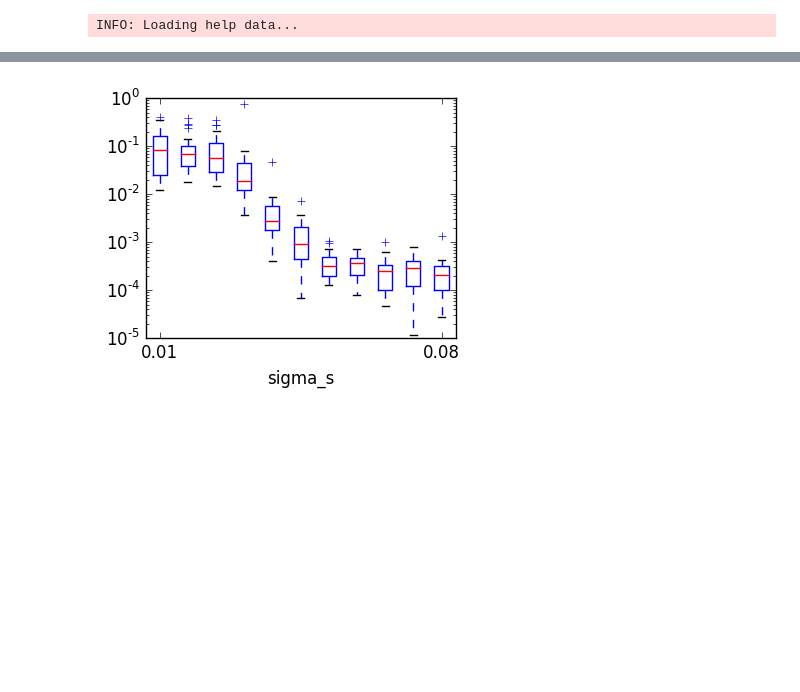
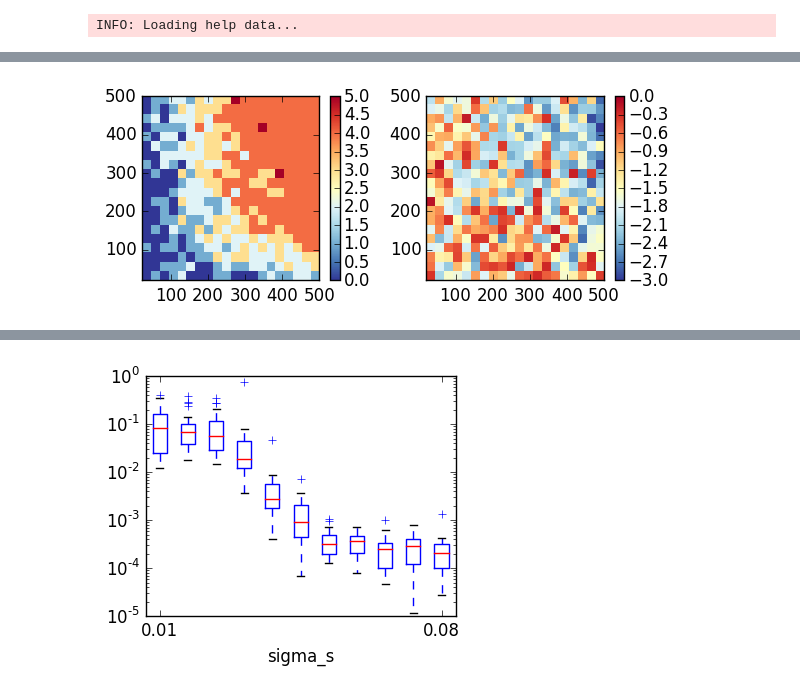
Before and after one commit to ganguli-lab/single-trial, a Jupyter notebook: notebooks/Analysis - Dynamical System SSID.ipynb, the cells around one changed output, grey strips where cells are left out. Cells and saved outputs as stored; diff of their text form; code cells hidden in the pictures; blank space fills up the shorter version.

```diff
--- a/notebooks/Analysis - Dynamical System SSID.ipynb
+++ b/notebooks/Analysis - Dynamical System SSID.ipynb
@@ -20,0 +95,19 @@ INFO: Loading help data...
+# %%
+figure(figsize=(6, 2.5))
+subplot(121)
+imshow(dims, aspect="auto", interpolation="nearest", origin="lower", cmap="RdYlBu_r",
+    extent=[extrema(Ts)..., extrema(Ms)...]);
+colorbar()
+
+subplot(122)
+imshow(log10(err), aspect="auto", interpolation="nearest", origin="lower", cmap="RdYlBu_r",
+extent=[extrema(Ts)..., extrema(Ms)...], vmin=-3, vmax=0);
+colorbar()
+# colorbar();
+# contour(repmat(Ts' / 𝛕s, length(Ms), 1), repmat(Ms, 1, length(Ts)), theory, 1, linewidths=4, colors="k")
+# xlabel("T / tau_s");
+# title("Inferred dimensionality")
+tight_layout()
+# savefig("../figures/dyn.dim.eps")
+# %% [output]
+[figure, added]
```
Also changed, not shown: parts of 15 cells of this notebook, 8 other files.
